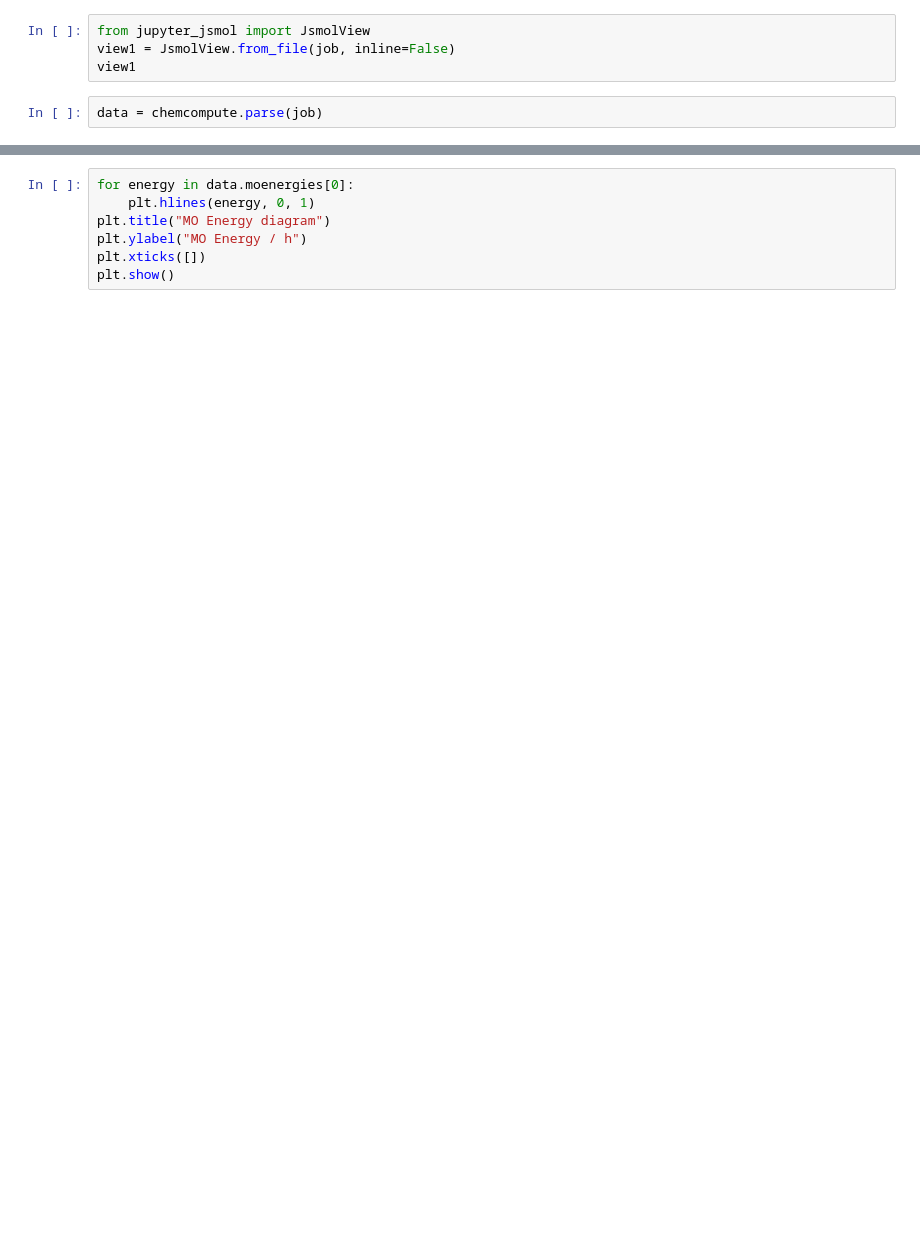
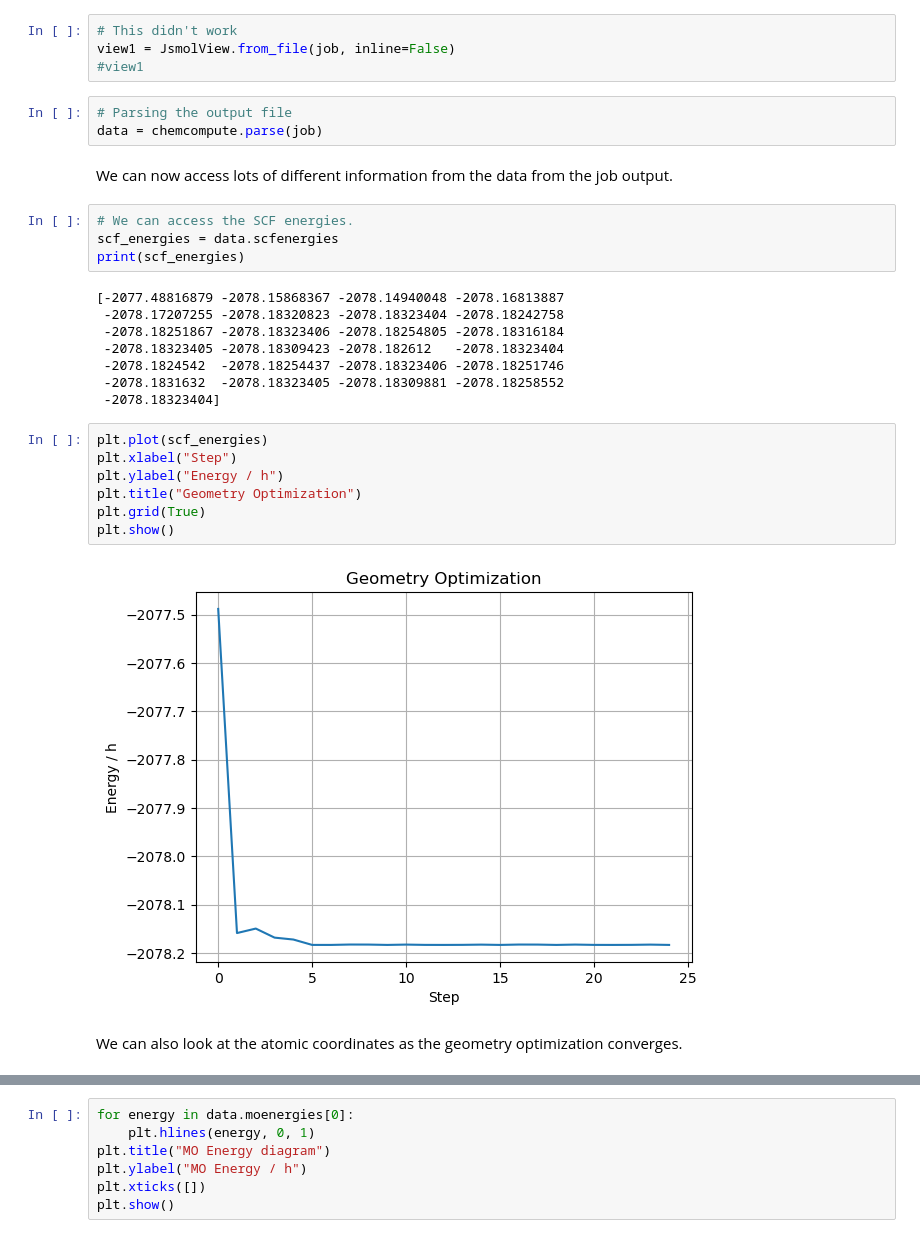
Before and after one commit to markperri/mercury2025, a Jupyter notebook: parse output file.ipynb, the cells around one changed output, grey strips where cells are left out. Saved outputs shown, nothing was run; the diff lists cells and outputs as text; blank space fills up the shorter version.

Commit message:
Update output file parser lesson

```diff
--- a/parse output file.ipynb
+++ b/parse output file.ipynb
@@ -7,7 +16,33 @@ print (job)
 # %%
-from jupyter_jsmol import JsmolView
+# This didn't work
 view1 = JsmolView.from_file(job, inline=False)
-view1
+#view1
 # %%
+# Parsing the output file
 data = chemcompute.parse(job)
+# %% [markdown]
+We can now access lots of different information from the data from the job output.
+# %%
+# We can access the SCF energies.
+scf_energies = data.scfenergies
+print(scf_energies)
+# %% [output]
+[-2077.48816879 -2078.15868367 -2078.14940048 -2078.16813887
+ -2078.17207255 -2078.18320823 -2078.18323404 -2078.18242758
+ -2078.18251867 -2078.18323406 -2078.18254805 -2078.18316184
+ -2078.18323405 -2078.18309423 -2078.182612   -2078.18323404
+ -2078.1824542  -2078.18254437 -2078.18323406 -2078.18251746
+ -2078.1831632  -2078.18323405 -2078.18309881 -2078.18258552
+ -2078.18323404]
+# %%
+plt.plot(scf_energies)
+plt.xlabel("Step")
+plt.ylabel("Energy / h")
+plt.title("Geometry Optimization")
+plt.grid(True)
+plt.show()
+# %% [output]
+[figure, added]
+# %% [markdown]
+We can also look at the atomic coordinates as the geometry optimization converges.
 # %%
```
Also changed, not shown: parts of 49 cells of this notebook.
